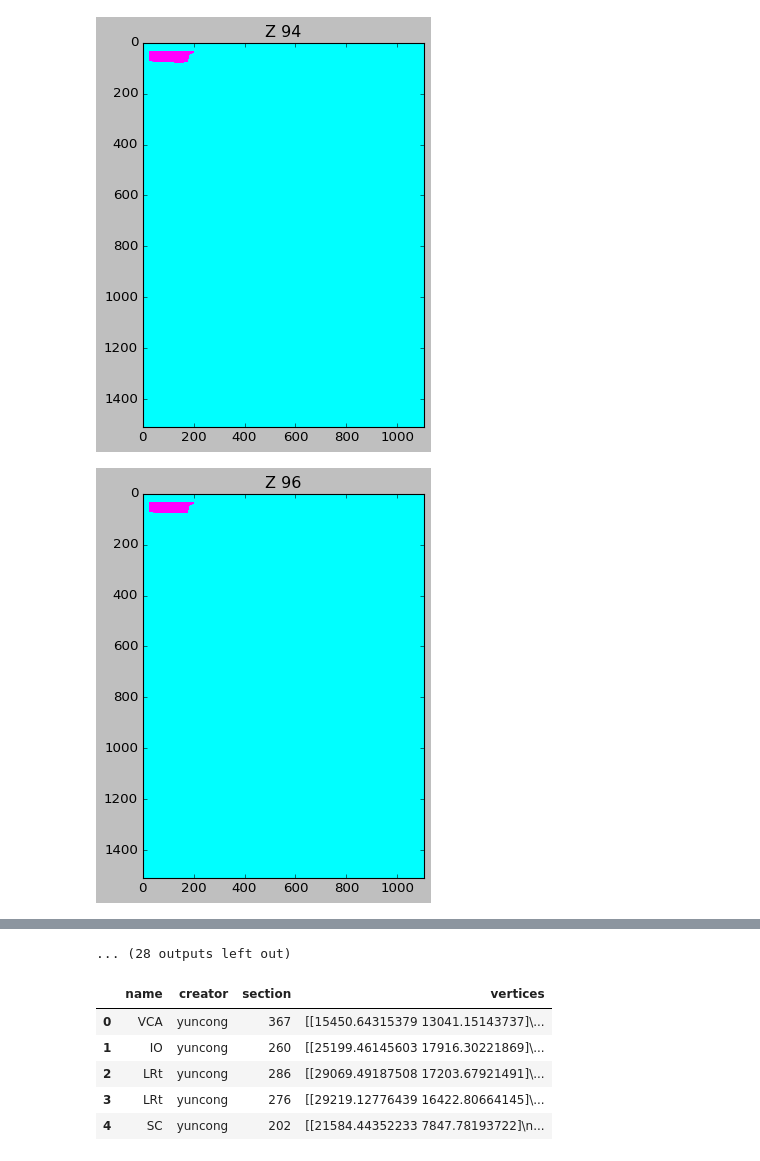
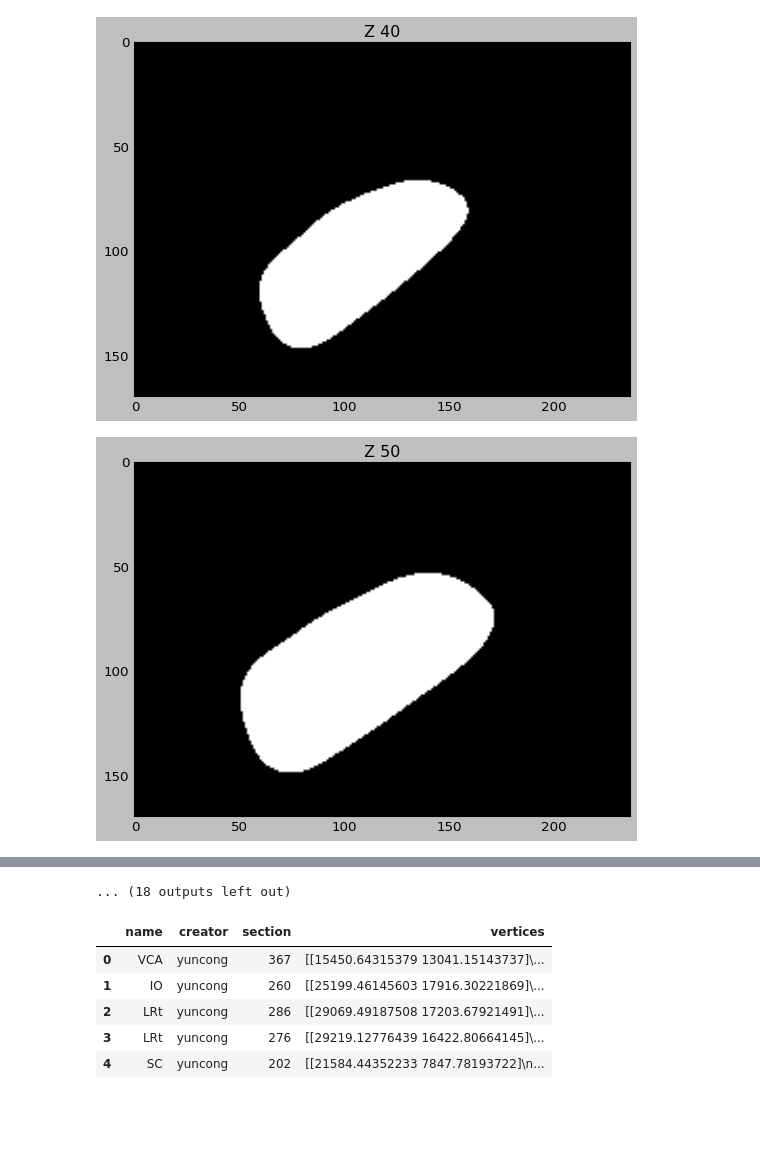
Before and after one commit to ActiveBrainAtlas2/preprocessing-pipeline, a Jupyter notebook: notebooks/view_nump_in_neuroglancer.ipynb, the cells around one changed output, grey strips where cells are left out. Saved outputs shown, nothing was run; the diff lists cells and outputs as text; code cells hidden in the pictures; blank space fills up the shorter version.

```diff
--- a/notebooks/view_nump_in_neuroglancer.ipynb
+++ b/notebooks/view_nump_in_neuroglancer.ipynb
@@ -40,0 +20,18 @@ vm.shape, vm.dtype
+# %%
+atlas_name = 'atlasV8'
+ATLAS_PATH = os.path.join(DATA_PATH, 'atlas_data', atlas_name)
+ORIGIN_PATH = os.path.join(ATLAS_PATH, 'origin')
+VOLUME_PATH = os.path.join(ATLAS_PATH, 'structure')
+# %%
+structure = 'SC'
+filename = os.path.join(VOLUME_PATH, f'{structure}.npy')
+# %%
+volume = np.load(filename)
+surface_threshold = 0.8
+
+#volume = np.rot90(volume, axes=(0, 1))
+#volume = np.flip(volume, axis=0)
+#volume[volume > surface_threshold] = 18
+#volume = volume.astype(np.uint8)
+volume.dtype, volume.shape, np.median(volume), np.mean(volume), np.amax(volume)
+#SCV8 (169, 237, 371),1.638132609477359e-08,0.19126886998493886,1.0)
@@ -40,0 +44,12 @@ vm.shape, vm.dtype
+# %%
+volume[volume > 0.09] = 18
+flat = volume.flatten()
+fig = plt.figure()
+plt.rcParams['figure.figsize'] = [10, 6]
+plt.hist(flat, color='b')
+plt.style.use('ggplot')
+plt.yscale('log')
+plt.grid(axis='y', alpha=0.75)
+plt.xlabel('Value')
+plt.ylabel('Frequency')
+plt.title(f'{structure} float')
@@ -41,17 +59,17 @@ vm.shape, vm.dtype
 # %%
-arr = vm
+arr = volume
 limit = 40
-start = (arr.shape[2] // 2) - limit
-end = start + limit * 2
-start = 40
-end = 160
+#start = (arr.shape[2] // 2) - limit
+#end = start + limit * 2
+start = limit
+end = arr.shape[2] - limit
 nrows = end - start
 ncols = 1
 plt.style.use('classic')
-for i in range(start, end, 2):
+for i in range(start, end, 10):
     plt.title('Z {}'.format(i))
-    plt.imshow(arr[:,:,i], cmap="cool")
+    plt.imshow(arr[:,:,i], cmap="gray")
     plt.show()
 # %% [output]
-[figure, old version]
+[figure, new version]
-[figure, old version]
+[figure, new version]
@@ -68,4 +86,4 @@ for i in range(start, end, 2):
-... (28 outputs left out)
+... (18 outputs left out)
 # %%
 # Set ipython's max row display
 pd.set_option('display.max_row', 1000)
```
Also changed, not shown: parts of 10 cells of this notebook, 2 other files.
